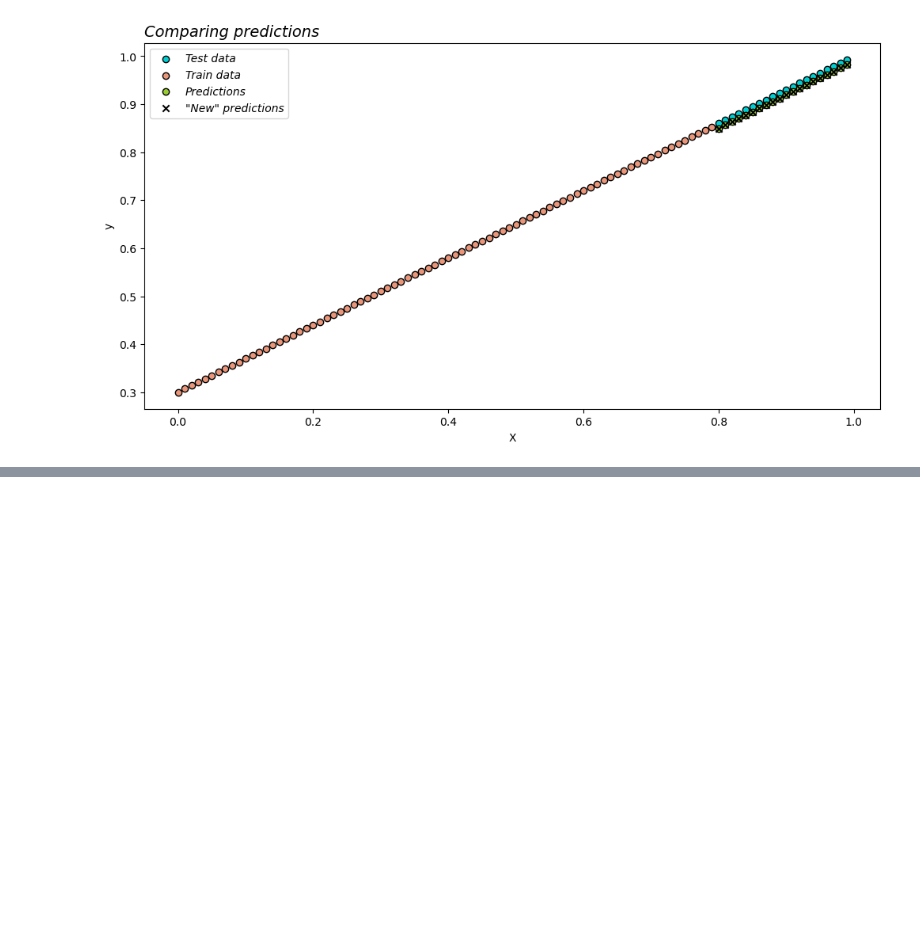
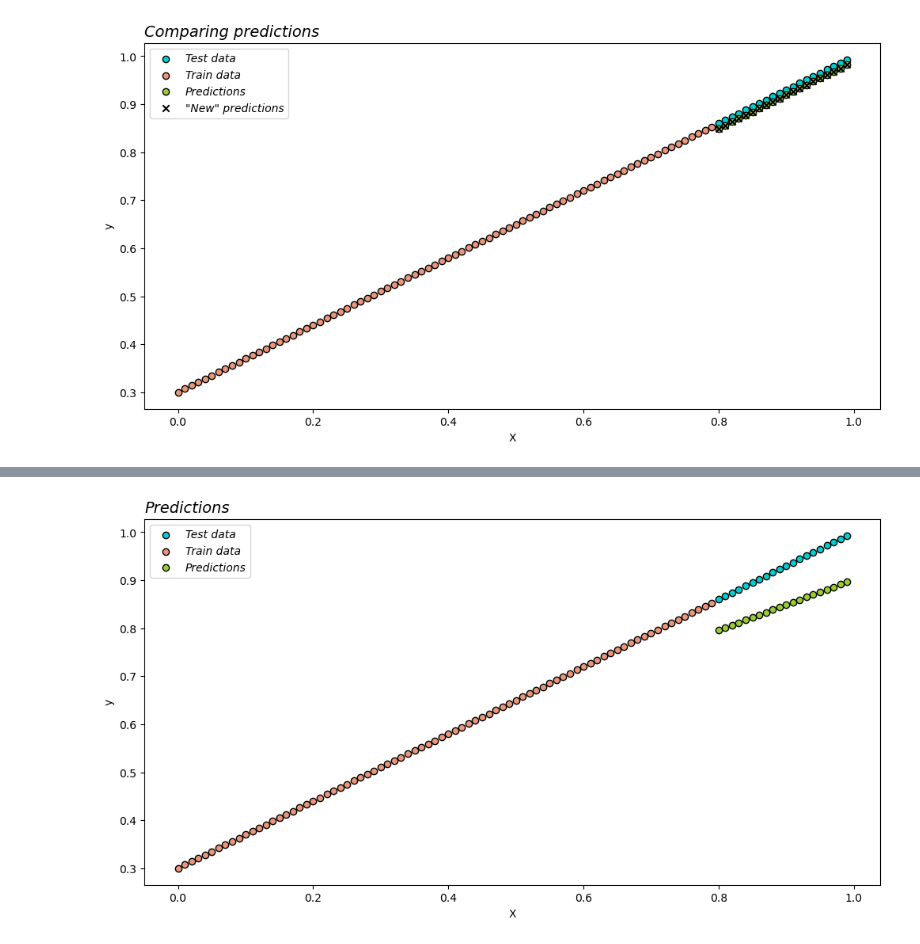
Before and after one commit to nicokossacoff/data-science-library, a Jupyter notebook: coding/py-torch/00-fundamentals/01-workflow/04-saving-a-model.ipynb, the cells around one changed output, grey strips where cells are left out. Cells and saved outputs as stored; diff of their text form; code cells hidden in the pictures; blank space fills up the shorter version.

```diff
--- a/coding/py-torch/00-fundamentals/01-workflow/04-saving-a-model.ipynb
+++ b/coding/py-torch/00-fundamentals/01-workflow/04-saving-a-model.ipynb
@@ -6,0 +9,3 @@ import matplotlib.pyplot as plt
+# %%
+config = Config()
+print(f'Current device: {config.device}')
@@ -218,0 +352,27 @@ Are the predictions the same as before? True
+# %%
+# Create a new model instance for loading the checkpoint
+model_80 = LinearRegressionModel(device=config.device)
+
+# Creates a new optimizer instance
+optimizer_80 = optim.SGD(model_80.parameters(), lr=0.01, momentum=0.8)
+
+# Load the checkpoint
+checkpoint = torch.load('temp/checkpoints/model_0_epoch_80.tar', weights_only=False, map_location=config.device)
+
+# Load the model state dict
+model_80.load_state_dict(checkpoint['model_state_dict'])
+
+# Load the optimizer state dict
+optimizer_80.load_state_dict(checkpoint['optimizer_state_dict'])
+
+# Load the epoch and loss
+epoch_80 = checkpoint['epoch']
+loss_80 = checkpoint['loss']
+# %%
+model_80.eval()
+with torch.inference_mode():
+    predictions_80 = model_80(X_test)
+
+plot_predictions(X_train, y_train, X_test, y_test, predictions_80)
+# %% [output]
+[figure, added]
```
Also changed, not shown: parts of 20 cells of this notebook, 4 other files.
